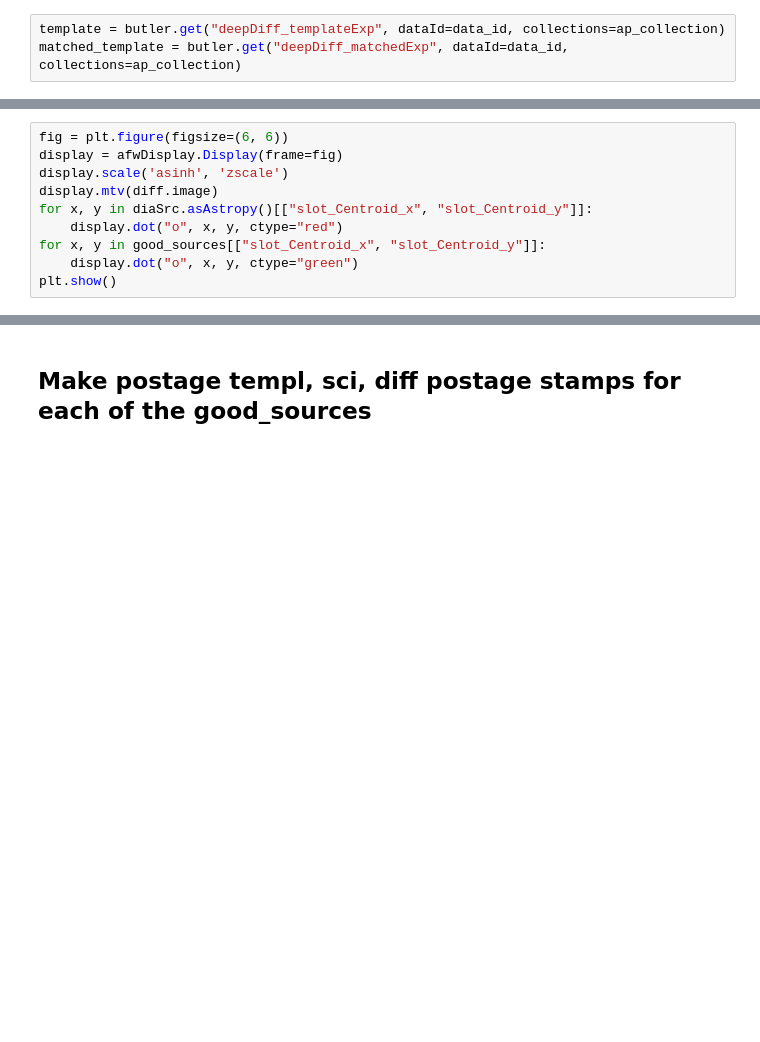
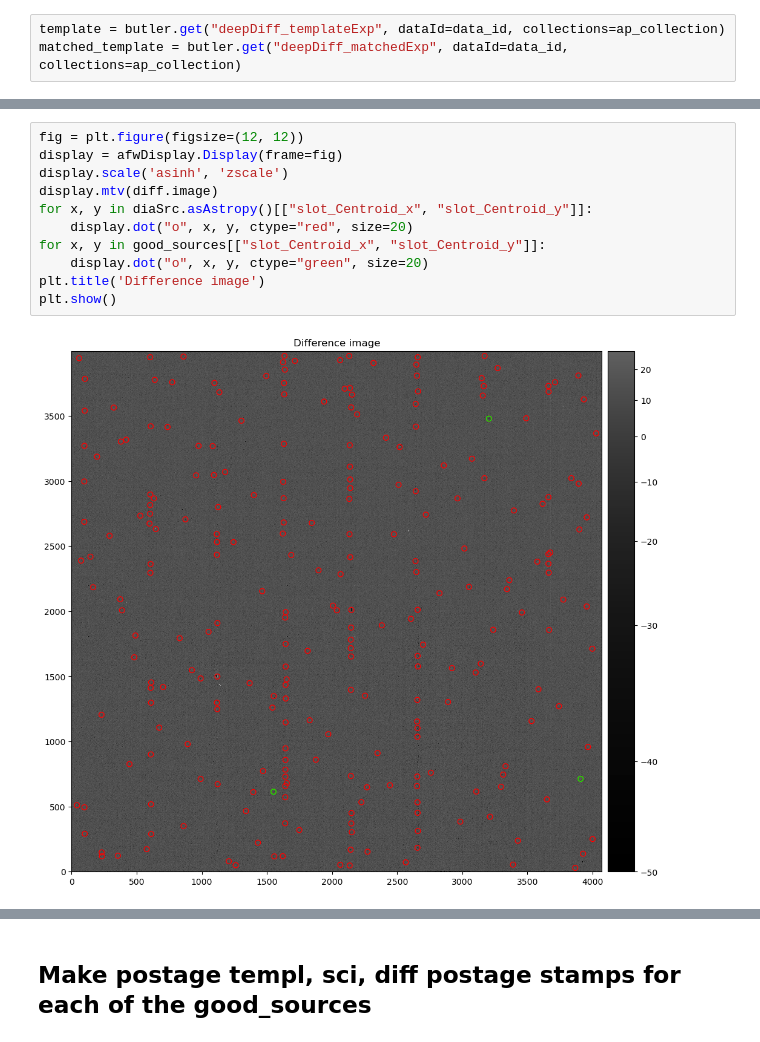
Before and after one commit to wmwv/lsst-sitcom_notebooks-wmwv, a Jupyter notebook: explore_auxtel_latiss_dia.ipynb, the cells around one changed output, grey strips where cells are left out. Drawn from its saved outputs; the diff is of its cells as text; blank space fills up the shorter version.

```diff
--- a/explore_auxtel_latiss_dia.ipynb
+++ b/explore_auxtel_latiss_dia.ipynb
@@ -148,12 +219,15 @@ plt.show()
 # %%
-fig = plt.figure(figsize=(6, 6))
+fig = plt.figure(figsize=(12, 12))
 display = afwDisplay.Display(frame=fig)
 display.scale('asinh', 'zscale')
 display.mtv(diff.image)
 for x, y in diaSrc.asAstropy()[["slot_Centroid_x", "slot_Centroid_y"]]:
-    display.dot("o", x, y, ctype="red")
+    display.dot("o", x, y, ctype="red", size=20)
 for x, y in good_sources[["slot_Centroid_x", "slot_Centroid_y"]]:
-    display.dot("o", x, y, ctype="green")
+    display.dot("o", x, y, ctype="green", size=20)
+plt.title('Difference image')
 plt.show()
+# %% [output]
+[figure, added]
 # %%
 [c for c in good_sources.columns if re.search("slot.*flag.*", c)]
```
Also changed, not shown: parts of 21 cells of this notebook.
